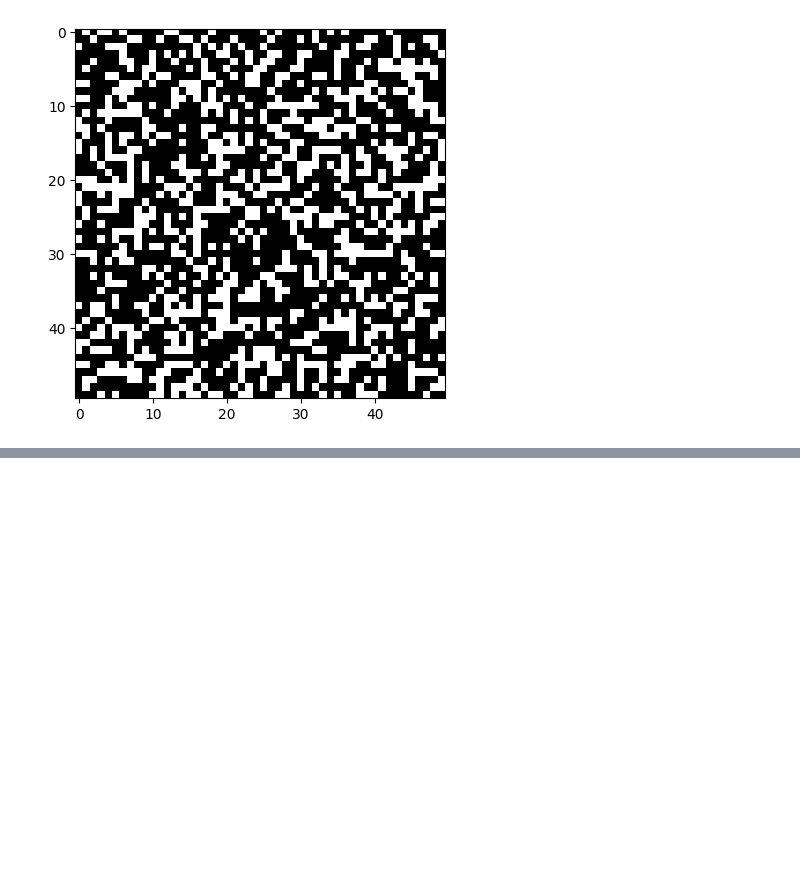
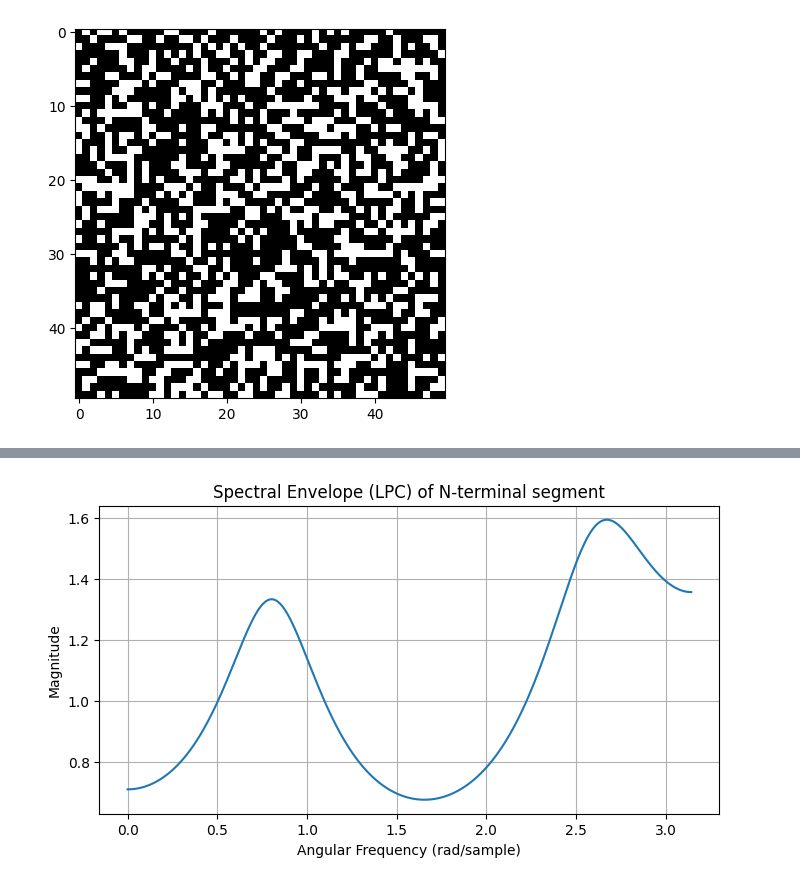
Before and after one commit to erichilarysmithsr/Colab-TWIMAH-Model, a Jupyter notebook: TWIMAHModel.ipynb, the cells around one changed output, grey strips where cells are left out. Cells and saved outputs as stored; diff of their text form; code cells hidden in the pictures; blank space fills up the shorter version.

```diff
--- a/TWIMAHModel.ipynb
+++ b/TWIMAHModel.ipynb
@@ -910,0 +977,44 @@ Successfully installed cellpylib-2.4.0
+# %%
+import numpy as np
+from scipy.signal import lfilter, find_peaks
+from scipy.linalg import toeplitz, solve_toeplitz
+import matplotlib.pyplot as plt
+
+# Example: residues 981-1000 ("GRKS..." hypothetical)
+aa_seq = 'GRKSTVLPGSPVNFTFSKEL'  # Substitute with real sequence
+
+# Map single-letter AA codes to integers (A=0, ..., Y=19)
+aa_map = {aa: i for i, aa in enumerate('ACDEFGHIKLMNPQRSTVWY')}
+seq_numeric = np.array([aa_map[aa] for aa in aa_seq])
+
+# Center/normalize sequence if needed
+seq_norm = seq_numeric - np.mean(seq_numeric)
+
+# Parameters
+order = 4  # LPC order (modifiable, try 4–8 for n=20)
+
+# Compute autocorrelation
+def autocorr(x, nlags):
+    result = np.correlate(x, x, mode='full')
+    mid = len(result) // 2
+    return result[mid:mid+nlags+1]
+
+r = autocorr(seq_norm, order)
+R = toeplitz(r[:-1])
+rhs = -r[1:]
+lpc_coeffs = solve_toeplitz((r[:-1], r[:-1]), rhs)
+lpc_coeffs = np.concatenate(([1], lpc_coeffs))
+
+# Compute LPC Spectral Envelope
+w, h = np.linspace(0, np.pi, 512, retstep=True)
+_, H = w, 1 / np.abs(np.polyval(lpc_coeffs, np.exp(1j * w)))
+
+plt.figure(figsize=(8,4))
+plt.plot(w, np.abs(H))
+plt.title('Spectral Envelope (LPC) of N-terminal segment')
+plt.xlabel('Angular Frequency (rad/sample)')
+plt.ylabel('Magnitude')
+plt.grid(True)
+plt.show()
+# %% [output]
+[figure, added]
```
Also changed, not shown: parts of 4 cells of this notebook.
